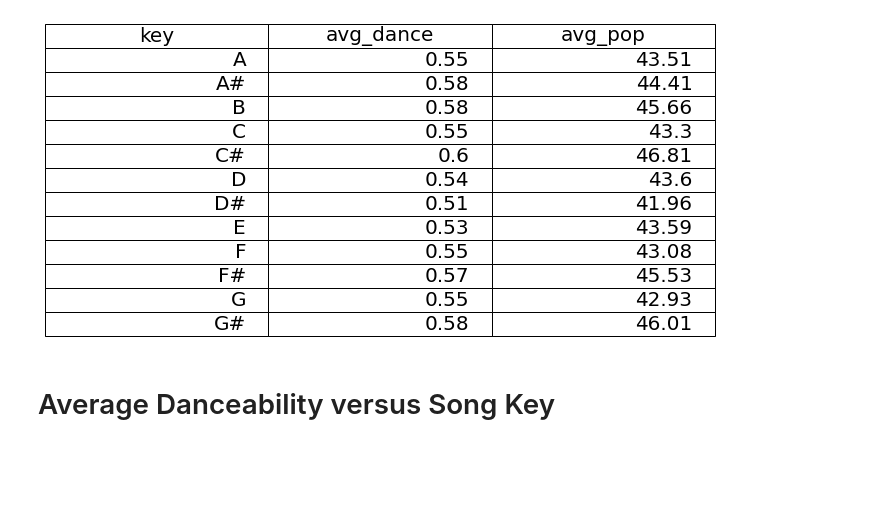
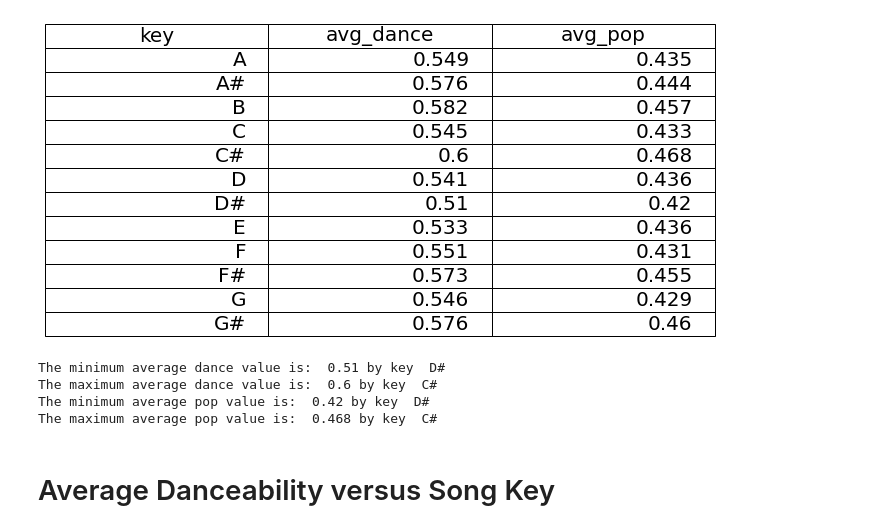
Before and after one commit to dynamoRando/music_genre, a Jupyter notebook: music.ipynb, the cells around one changed output. Drawn from its saved outputs; the diff is of its cells as text; code cells hidden in the pictures; blank space fills up the shorter version.

```diff
--- a/music.ipynb
+++ b/music.ipynb
@@ -16,10 +22,12 @@ conn = sqlite3.connect(":memory:")
 music_genre.to_sql(name='music', con=conn)
 cur = conn.cursor()
 
+# get the average by key
+# we multiply the popularity by 0.01 to try and normalize (produce a value between 0 and 1)
 query = """SELECT
                 key,
-                ROUND(AVG(danceability), 2) avg_dance,
-                ROUND(AVG(popularity), 2) avg_pop
+                ROUND(AVG(danceability), 3) avg_dance,
+                ROUND(AVG(popularity) * 0.01, 3) avg_pop
             FROM
                 music
             WHERE
@@ -48,38 +56,57 @@ for row in avg_result:
     item_dancebility = row[1]
     if item_dancebility is None:
         avg_danceability.append(0)
     else:
         avg_danceability.append(item_dancebility)
     item_pop = row[2]
     if item_pop is None:
         avg_popularity.append(0)
     else:
         avg_popularity.append(item_pop)
 
-# show table of results
+# use pandas to get data frame from SQL
+# doing this to try and feed an object that works with matplotlib
 df = pd.read_sql(query, conn)
 
-# attempt to create a backing color table
-#color_df = ps.sqldf("SELECT 1, avg_dance, avg_pop from df")
+# attempt to create a backing color table to highlight min/max
+
+# need numeric values = leave the key as 1
+# color_df = ps.sqldf("SELECT 1, avg_dance, avg_pop from df")
+
+# round the values to 2 places
 #colVal = np.around(color_df, 2)
+
+# attempt to normalize the values between 0 and 1
 #norm = plt.Normalize(colVal['avg_dance'].min(), colVal['avg_pop'].max())
+
+# attempt to create color map
 #colors = plt.cm.hot(norm)
 
 # https://www.statology.org/matplotlib-table/
 fig, ax = plt.subplots()
 fig.patch.set_visible(False)
 ax.axis('off')
 ax.axis('tight')
 
-#table = ax.table(cellText=df.values, colLabels=df.columns, loc='center', cellColours=colors)
+# attempt to apply RBG colors to table
+# table = ax.table(cellText=df.values, colLabels=df.columns, loc='center', cellColours=colors)
 table = ax.table(cellText=df.values, colLabels=df.columns, loc='center')
 
 # https://stackoverflow.com/questions/15514005/how-to-change-the-tables-fontsize-with-matplotlib-pyplot
 table.set_fontsize(20)
 table.scale(2, 2)
 plt.show()
+print('The minimum average dance value is: ', str(df['avg_dance'].min()) , 'by key ' , df.loc[df['avg_dance'] == df['avg_dance'].min()]['key'].to_string(index=False))
+print('The maximum average dance value is: ', str(df['avg_dance'].max()) , 'by key ' , df.loc[df['avg_dance'] == df['avg_dance'].max()]['key'].to_string(index=False))
+
+print('The minimum average pop value is: ', str(df['avg_pop'].min()) , 'by key ' , df.loc[df['avg_pop'] == df['avg_pop'].min()]['key'].to_string(index=False))
+print('The maximum average pop value is: ', str(df['avg_pop'].max()) , 'by key ' , df.loc[df['avg_pop'] == df['avg_pop'].max()]['key'].to_string(index=False))
 # %% [output]
-[figure, old version]
+[figure, new version]
+The minimum average dance value is:  0.51 by key  D#
+The maximum average dance value is:  0.6 by key  C#
+The minimum average pop value is:  0.42 by key  D#
+The maximum average pop value is:  0.468 by key  C#
 # %% [markdown]
 # Average Danceability versus Song Key
 # %%
```
Also changed, not shown: parts of 2 cells of this notebook.
